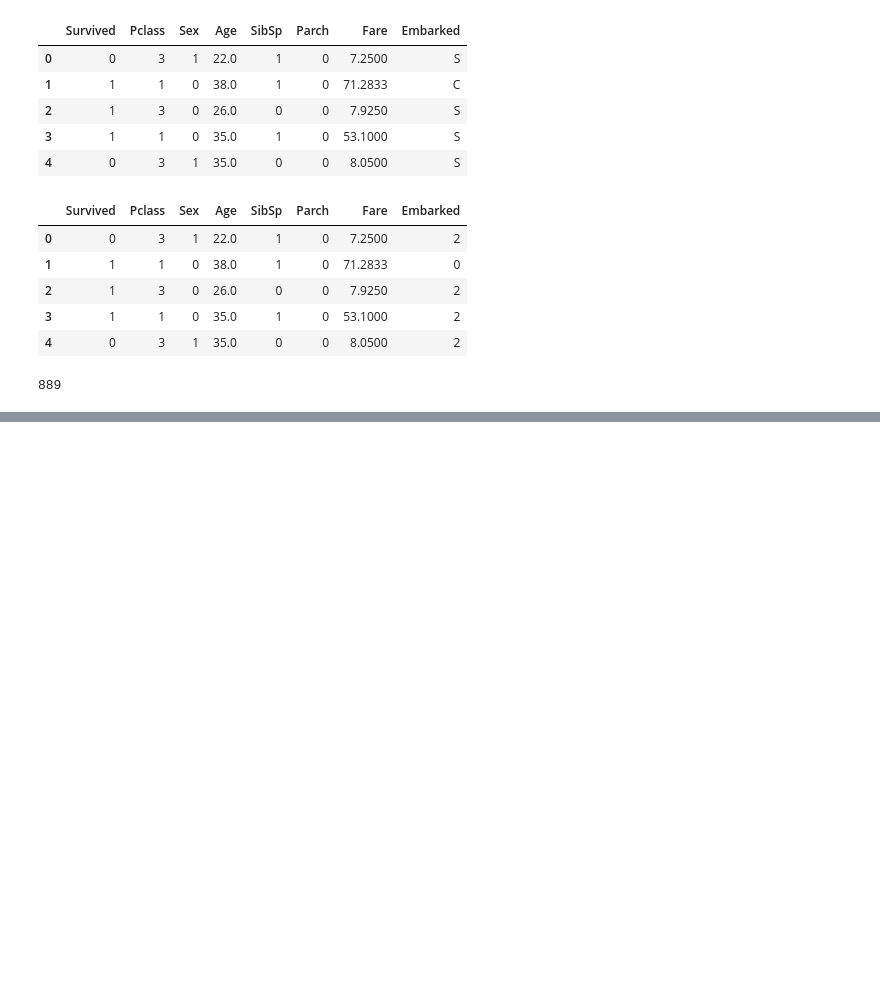
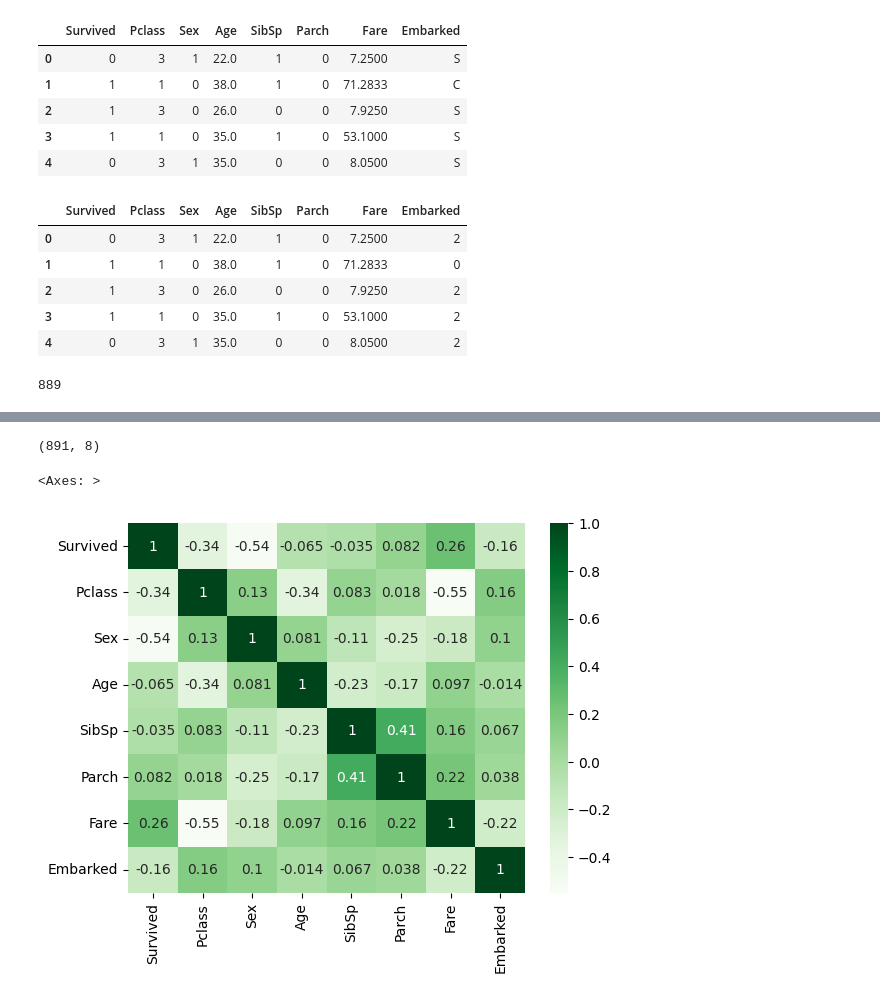
Before and after one commit to sujataprasad01/ML-Logistic-Regression-Titanic-Survival-Dataset-, a Jupyter notebook: Logistic_Regression_(Titanic_Survival_Dataset).ipynb, the cells around one changed output, grey strips where cells are left out. Cells and saved outputs as stored; diff of their text form; code cells hidden in the pictures; blank space fills up the shorter version.

```diff
--- a/Logistic_Regression_(Titanic_Survival_Dataset).ipynb
+++ b/Logistic_Regression_(Titanic_Survival_Dataset).ipynb
@@ -586,0 +613,11 @@ IntCastingNaNError: Cannot convert non-finite values (NA or inf) to integer
+# %%
+df.shape
+# %% [output]
+(891, 8)
+# %%
+newdf=df.copy()
+# %%
+sns.heatmap(newdf.corr(), annot=True, cmap='Greens')
+# %% [output]
+<Axes: >
+[figure, added]
```
Also changed, not shown: parts of 35 cells of this notebook.
